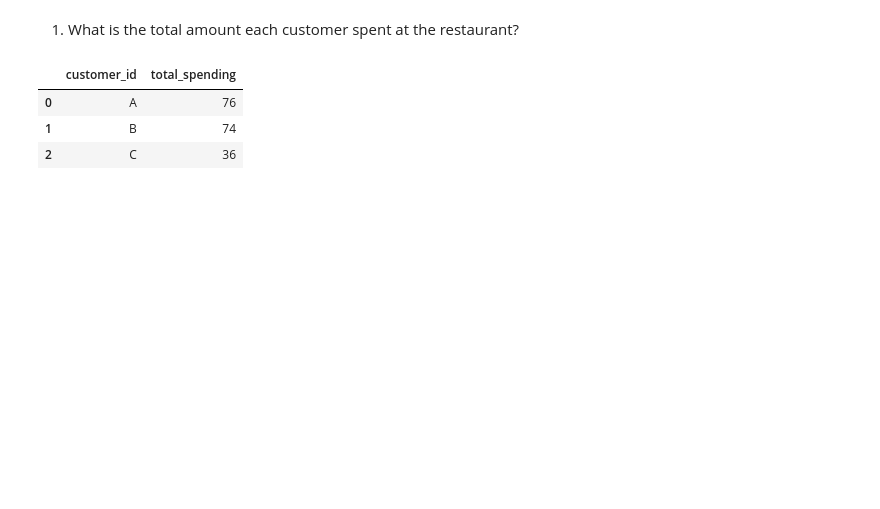
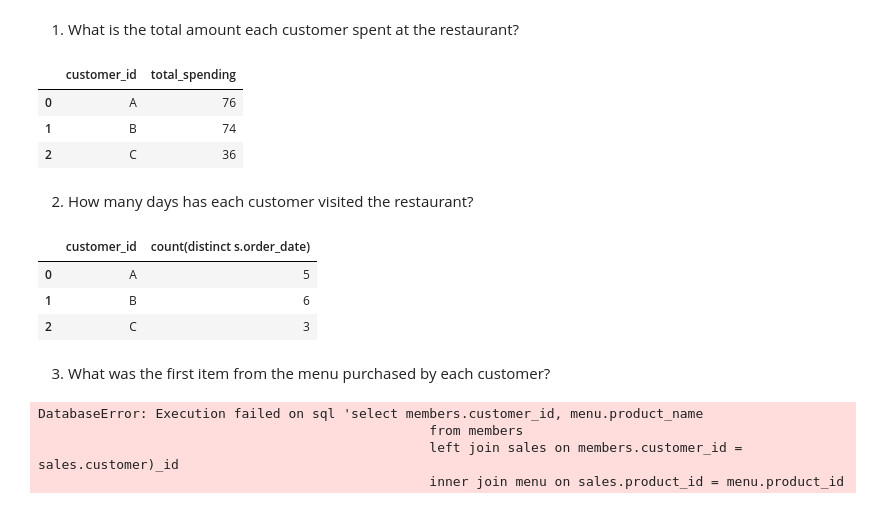
Before and after one commit to sdman135/DataBase-building-and-SQL-query-practice, a Jupyter notebook: Sqlite3-Exercise 2.ipynb, the cells around one changed output. Saved outputs shown, nothing was run; the diff lists cells and outputs as text; code cells hidden in the pictures; blank space fills up the shorter version.

```diff
--- a/Sqlite3-Exercise 2.ipynb
+++ b/Sqlite3-Exercise 2.ipynb
@@ -419,3 +408,35 @@ df_total_customer_spent
 | 0 | A | 76 |
 | 1 | B | 74 |
 | 2 | C | 36 |
+# %% [markdown]
+2) How many days has each customer visited the restaurant?
+# %%
+df_customer_total_visits = pd.read_sql_query("""
+                                                SELECT m.customer_id, count(distinct s.order_date)
+                                                from members m
+                                                left join sales s on m.customer_id = s.customer_id
+                                                group by m.customer_id
+                                                ;""", conn)
+df_customer_total_visits
+# %% [output]
+|  | customer_id | count(distinct s.order_date) |
+| 0 | A | 5 |
+| 1 | B | 6 |
+| 2 | C | 3 |
+# %% [markdown]
+3) What was the first item from the menu purchased by each customer?
+# %%
+first_purchase_by_customer = pd.read_sql_query("""select members.customer_id, menu.product_name
+                                                  from members
+                                                  left join sales on members.customer_id = sales.customer)_id
+                                                  inner join menu on sales.product_id = menu.product_id
+                                                  group by member.customer_id
+                                                  order by sales.order_date asc
+                                                  limit 1
+                                                ;""", conn)
+first_purchase_by_customer
+# %% [output]
+DatabaseError: Execution failed on sql 'select members.customer_id, menu.product_name
+                                                  from members
+                                                  left join sales on members.customer_id = sales.customer)_id
+                                                  inner join menu on sales.product_id = menu.product_id
```
Also changed, not shown: parts of 5 cells of this notebook.
